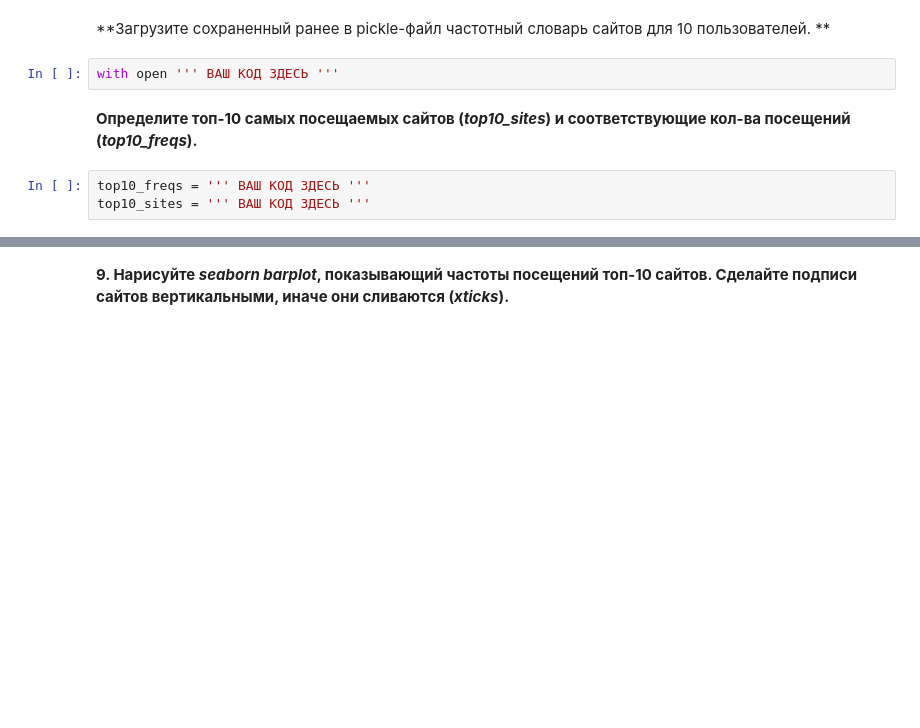
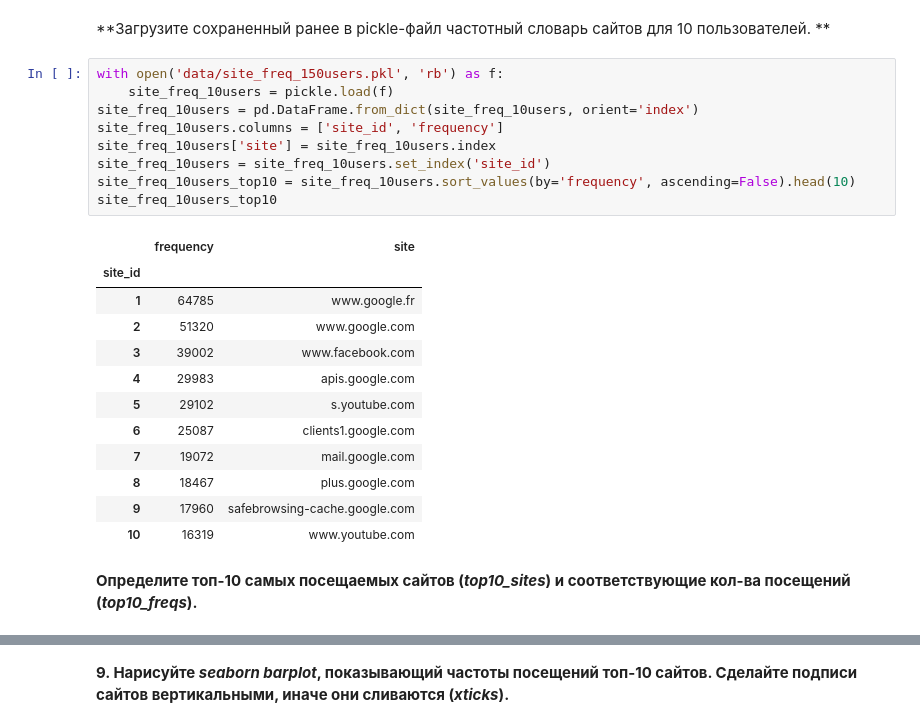
Before and after one commit to armavox/mldaspec, a Jupyter notebook: capstone/project_alice/week3_visual_analysis_and_fe.ipynb, the cells around one changed output, grey strips where cells are left out. Cells and saved outputs as stored; diff of their text form; blank space fills up the shorter version.

```diff
--- a/capstone/project_alice/week3_visual_analysis_and_fe.ipynb
+++ b/capstone/project_alice/week3_visual_analysis_and_fe.ipynb
@@ -441,9 +481,26 @@ fig.tight_layout();
 # %% [markdown]
 **Загрузите сохраненный ранее в pickle-файл частотный словарь сайтов для 10 пользователей. **
-# %%
-with open ''' ВАШ КОД ЗДЕСЬ '''
+# %%
+with open('data/site_freq_150users.pkl', 'rb') as f:
+    site_freq_10users = pickle.load(f)
+site_freq_10users = pd.DataFrame.from_dict(site_freq_10users, orient='index')
+site_freq_10users.columns = ['site_id', 'frequency']
+site_freq_10users['site'] = site_freq_10users.index
+site_freq_10users = site_freq_10users.set_index('site_id')
+site_freq_10users_top10 = site_freq_10users.sort_values(by='frequency', ascending=False).head(10)
+site_freq_10users_top10
+# %% [output]
+|  | frequency | site |
+| site_id |  |  |
+| 1 | 64785 | www.google.fr |
+| 2 | 51320 | www.google.com |
+| 3 | 39002 | www.facebook.com |
+| 4 | 29983 | apis.google.com |
+| 5 | 29102 | s.youtube.com |
+| 6 | 25087 | clients1.google.com |
+| 7 | 19072 | mail.google.com |
+| 8 | 18467 | plus.google.com |
+| 9 | 17960 | safebrowsing-cache.google.com |
+| 10 | 16319 | www.youtube.com |
 # %% [markdown]
 **Определите топ-10 самых посещаемых сайтов (*top10_sites*) и соответствующие кол-ва посещений (*top10_freqs*).**
-# %%
-top10_freqs = ''' ВАШ КОД ЗДЕСЬ '''
-top10_sites = ''' ВАШ КОД ЗДЕСЬ '''
```
Also changed, not shown: parts of 23 cells of this notebook, 9 other files.
